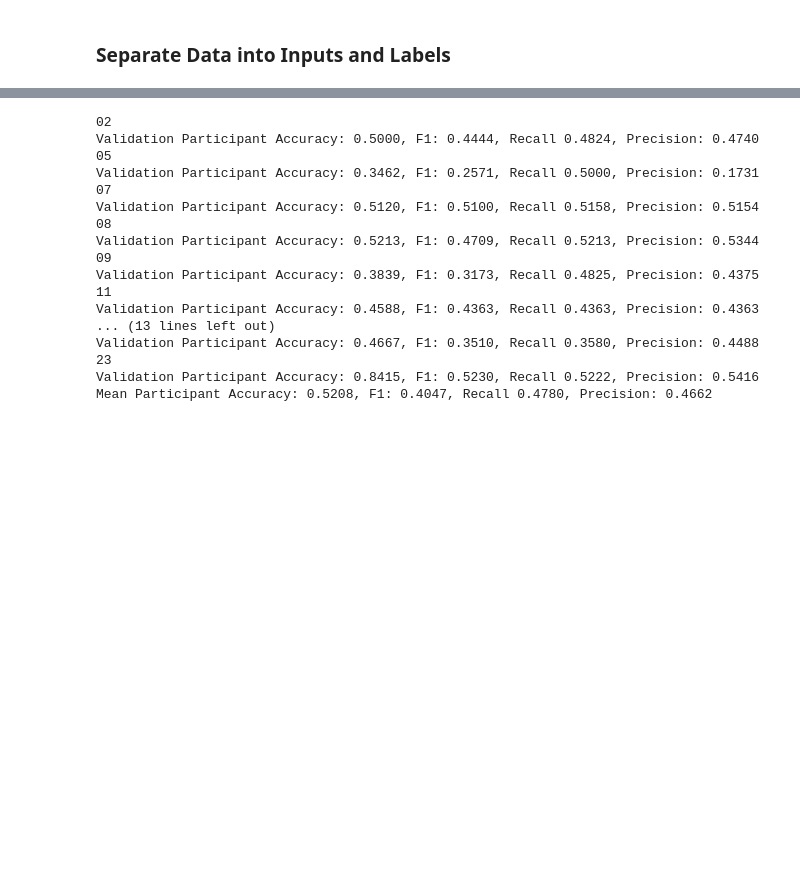
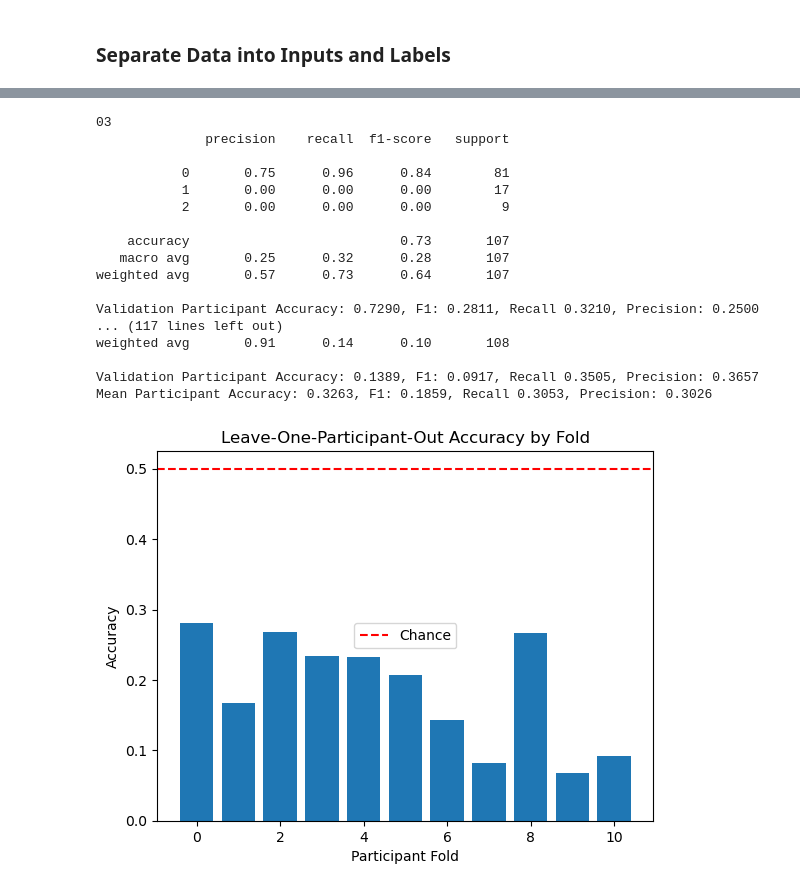
Before and after one commit to your-profile/NeuroLoop-Classification, a Jupyter notebook: experiments/experiment2/EXP2_deep_models.ipynb, the cells around one changed output, grey strips where cells are left out. Cells and saved outputs as stored; diff of their text form; code cells hidden in the pictures; blank space fills up the shorter version.

```diff
--- a/experiments/experiment2/EXP2_deep_models.ipynb
+++ b/experiments/experiment2/EXP2_deep_models.ipynb
@@ -469,4 +470,6 @@ Epoch 029 | train_acc=0.882 | val_acc=0.729 | val_macroF1=0.582
 # %%
+set_all_seeds(random_state)
+
 groups = df_labels_all['Key'].values
 
 unique_groups = set(groups)
@@ -545,25 +548,35 @@ for i, (train_idx, test_idx) in enumerate(logo.split(X_full, y_full, groups)):
     precisions.append(prec)
     f1s.append(f1)
     reports.append(report_dict)
-    # print(report)
+    print(report)
     print(f"Validation Participant Accuracy: {acc:.4f}, F1: {f1:.4f}, Recall {recall:.4f}, Precision: {prec:.4f}")
 
 print(f"Mean Participant Accuracy: {np.mean(accuracies):.4f}, F1: {np.mean(f1s):.4f}, Recall {np.mean(recalls):.4f}, Precision: {np.mean(precisions):.4f}")
 # %% [output]
-02
-Validation Participant Accuracy: 0.5000, F1: 0.4444, Recall 0.4824, Precision: 0.4740
-05
-Validation Participant Accuracy: 0.3462, F1: 0.2571, Recall 0.5000, Precision: 0.1731
-07
-Validation Participant Accuracy: 0.5120, F1: 0.5100, Recall 0.5158, Precision: 0.5154
-08
-Validation Participant Accuracy: 0.5213, F1: 0.4709, Recall 0.5213, Precision: 0.5344
-09
-Validation Participant Accuracy: 0.3839, F1: 0.3173, Recall 0.4825, Precision: 0.4375
-11
-Validation Participant Accuracy: 0.4588, F1: 0.4363, Recall 0.4363, Precision: 0.4363
-... (13 lines left out)
-Validation Participant Accuracy: 0.4667, F1: 0.3510, Recall 0.3580, Precision: 0.4488
-23
-Validation Participant Accuracy: 0.8415, F1: 0.5230, Recall 0.5222, Precision: 0.5416
-Mean Participant Accuracy: 0.5208, F1: 0.4047, Recall 0.4780, Precision: 0.4662
+03
+              precision    recall  f1-score   support
+
+           0       0.75      0.96      0.84        81
+           1       0.00      0.00      0.00        17
+           2       0.00      0.00      0.00         9
+
+    accuracy                           0.73       107
+   macro avg       0.25      0.32      0.28       107
+weighted avg       0.57      0.73      0.64       107
+
+Validation Participant Accuracy: 0.7290, F1: 0.2811, Recall 0.3210, Precision: 0.2500
+... (117 lines left out)
+weighted avg       0.91      0.14      0.10       108
+
+Validation Participant Accuracy: 0.1389, F1: 0.0917, Recall 0.3505, Precision: 0.3657
+Mean Participant Accuracy: 0.3263, F1: 0.1859, Recall 0.3053, Precision: 0.3026
+# %%
+plt.bar(range(len(f1s)), f1s)
+plt.axhline(0.5, color='red', linestyle='--', label='Chance')
+plt.xlabel("Participant Fold")
+plt.ylabel("Accuracy")
+plt.title("Leave-One-Participant-Out Accuracy by Fold")
+plt.legend()
+plt.show()
+# %% [output]
+[figure, added]
```
Also changed, not shown: parts of 11 cells of this notebook, 23 other files.
